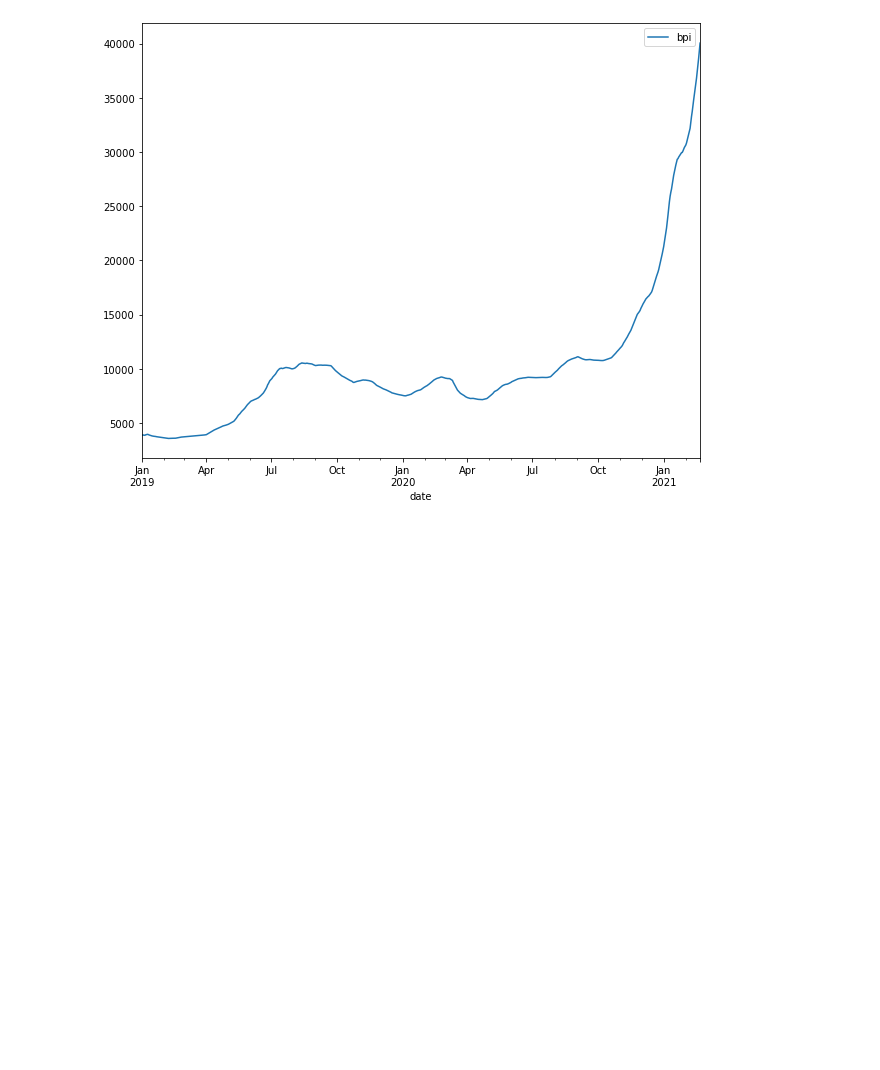
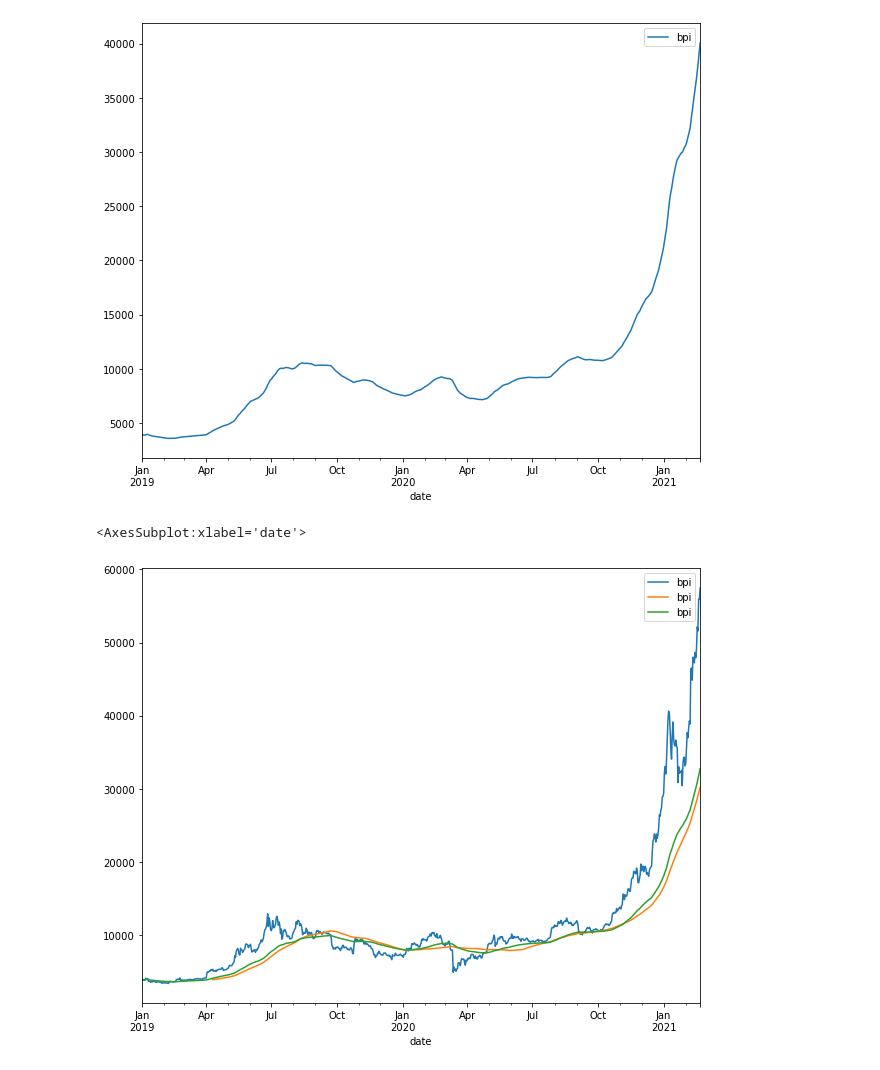
Before and after one commit to prudhvinathreddymalla/Time-Series-Analysis, a Jupyter notebook: Python functions for time series modeling and analysis on present bitcoin data.ipynb, the cells around one changed output. Saved outputs shown, nothing was run; the diff lists cells and outputs as text; code cells hidden in the pictures; blank space fills up the shorter version.

```diff
--- a/Python functions for time series modeling and analysis on present bitcoin data.ipynb
+++ b/Python functions for time series modeling and analysis on present bitcoin data.ipynb
@@ -140,3 +140,8 @@ data.ewm(span = 50).mean().plot()
 # %% [output]
 <AxesSubplot:xlabel='date'>
 [figure]
+# %%
+pd.concat([data, data.rolling(window = 100).mean(), data.ewm(span= 100).mean()], axis=1).plot()
+# %% [output]
+<AxesSubplot:xlabel='date'>
+[figure, added]
```
Also changed, not shown: parts of 7 cells of this notebook, 1 other file.
